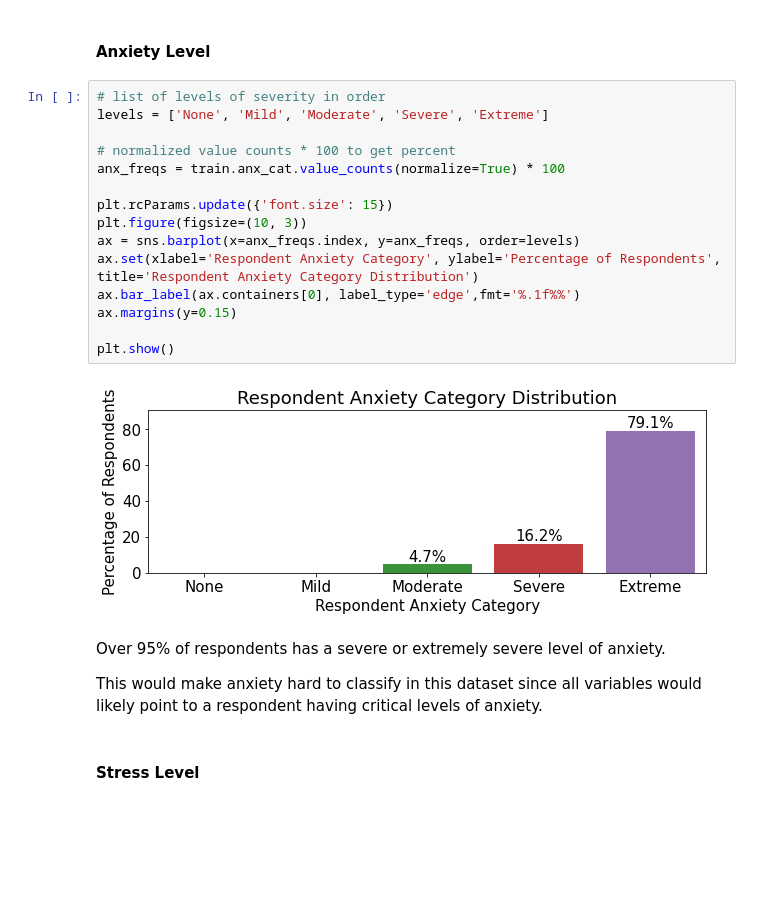
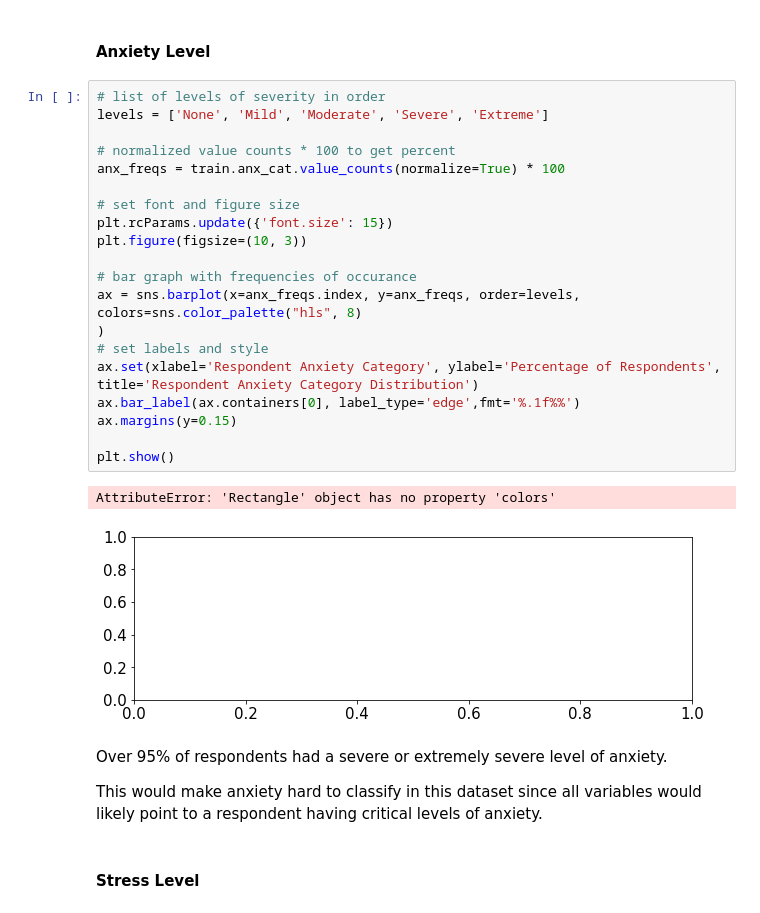
Before and after one commit to freyjagarner/D214, a Jupyter notebook: Untitled.ipynb, the cells around one changed output. Drawn from its saved outputs; the diff is of its cells as text; blank space fills up the shorter version.

```diff
--- a/Untitled.ipynb
+++ b/Untitled.ipynb
@@ -788,22 +790,28 @@ First we will look at the distribution of categories for the anxiety, stree and
 # %%
 # list of levels of severity in order
 levels = ['None', 'Mild', 'Moderate', 'Severe', 'Extreme']
 
 # normalized value counts * 100 to get percent
 anx_freqs = train.anx_cat.value_counts(normalize=True) * 100
 
+# set font and figure size
 plt.rcParams.update({'font.size': 15})
 plt.figure(figsize=(10, 3))
-ax = sns.barplot(x=anx_freqs.index, y=anx_freqs, order=levels)
+
+# bar graph with frequencies of occurance
+ax = sns.barplot(x=anx_freqs.index, y=anx_freqs, order=levels, colors=sns.color_palette("hls", 8)
+)
+# set labels and style
 ax.set(xlabel='Respondent Anxiety Category', ylabel='Percentage of Respondents',  title='Respondent Anxiety Category Distribution')
 ax.bar_label(ax.containers[0], label_type='edge',fmt='%.1f%%')
 ax.margins(y=0.15)
 
 plt.show()
 # %% [output]
+AttributeError: 'Rectangle' object has no property 'colors'
-[figure, old version]
+[figure, new version]
 # %% [markdown]
-Over 95% of respondents has a severe or extremely severe level of anxiety.
+Over 95% of respondents had a severe or extremely severe level of anxiety.
 
 This would make anxiety hard to classify in this dataset since all variables would likely point to a respondent having critical levels of anxiety.
 # %% [markdown]
```
Also changed, not shown: parts of 46 cells of this notebook.
